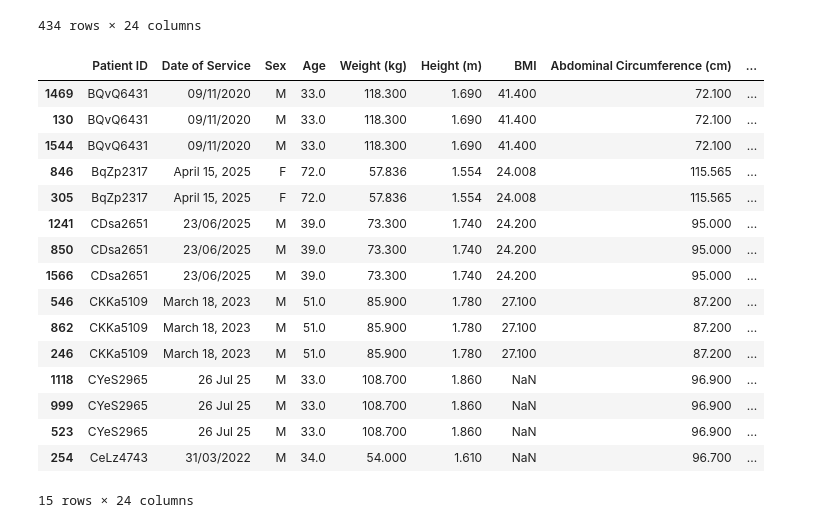
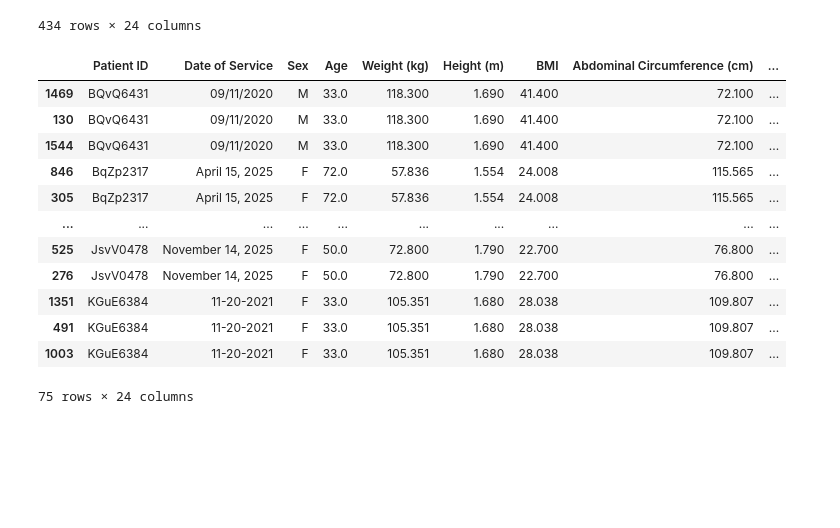
Before and after one commit to AlisonAristizabal/MaterialDeClase-ISIS-2611, a Jupyter notebook: Laboratorios/L1 Regresion Lineal/AnlisisDatos.ipynb, the cells around one changed output. Saved outputs shown, nothing was run; the diff lists cells and outputs as text; code cells hidden in the pictures; blank space fills up the shorter version.

```diff
--- a/Laboratorios/L1 Regresion Lineal/AnlisisDatos.ipynb
+++ b/Laboratorios/L1 Regresion Lineal/AnlisisDatos.ipynb
@@ -193,25 +193,21 @@ duplicados
 | 799 | zxhX5525 | November 13, 2021 | M | 26.0 | 58.953 | 1.688 | 25.286 | NaN | ... |
 434 rows × 24 columns
 # %%
-duplicados.iloc[5:20]
+duplicados.iloc[5:80]
 # %% [output]
 |  | Patient ID | Date of Service | Sex | Age | Weight (kg) | Height (m) | BMI | Abdominal Circumference (cm) | ... |
 | 1469 | BQvQ6431 | 09/11/2020 | M | 33.0 | 118.300 | 1.690 | 41.400 | 72.100 | ... |
 | 130 | BQvQ6431 | 09/11/2020 | M | 33.0 | 118.300 | 1.690 | 41.400 | 72.100 | ... |
 | 1544 | BQvQ6431 | 09/11/2020 | M | 33.0 | 118.300 | 1.690 | 41.400 | 72.100 | ... |
 | 846 | BqZp2317 | April 15, 2025 | F | 72.0 | 57.836 | 1.554 | 24.008 | 115.565 | ... |
 | 305 | BqZp2317 | April 15, 2025 | F | 72.0 | 57.836 | 1.554 | 24.008 | 115.565 | ... |
-| 1241 | CDsa2651 | 23/06/2025 | M | 39.0 | 73.300 | 1.740 | 24.200 | 95.000 | ... |
-| 850 | CDsa2651 | 23/06/2025 | M | 39.0 | 73.300 | 1.740 | 24.200 | 95.000 | ... |
-| 1566 | CDsa2651 | 23/06/2025 | M | 39.0 | 73.300 | 1.740 | 24.200 | 95.000 | ... |
-| 546 | CKKa5109 | March 18, 2023 | M | 51.0 | 85.900 | 1.780 | 27.100 | 87.200 | ... |
-| 862 | CKKa5109 | March 18, 2023 | M | 51.0 | 85.900 | 1.780 | 27.100 | 87.200 | ... |
-| 246 | CKKa5109 | March 18, 2023 | M | 51.0 | 85.900 | 1.780 | 27.100 | 87.200 | ... |
-| 1118 | CYeS2965 | 26 Jul 25 | M | 33.0 | 108.700 | 1.860 | NaN | 96.900 | ... |
-| 999 | CYeS2965 | 26 Jul 25 | M | 33.0 | 108.700 | 1.860 | NaN | 96.900 | ... |
-| 523 | CYeS2965 | 26 Jul 25 | M | 33.0 | 108.700 | 1.860 | NaN | 96.900 | ... |
-| 254 | CeLz4743 | 31/03/2022 | M | 34.0 | 54.000 | 1.610 | NaN | 96.700 | ... |
+| ... | ... | ... | ... | ... | ... | ... | ... | ... | ... |
+| 525 | JsvV0478 | November 14, 2025 | F | 50.0 | 72.800 | 1.790 | 22.700 | 76.800 | ... |
+| 276 | JsvV0478 | November 14, 2025 | F | 50.0 | 72.800 | 1.790 | 22.700 | 76.800 | ... |
+| 1351 | KGuE6384 | 11-20-2021 | F | 33.0 | 105.351 | 1.680 | 28.038 | 109.807 | ... |
+| 491 | KGuE6384 | 11-20-2021 | F | 33.0 | 105.351 | 1.680 | 28.038 | 109.807 | ... |
+| 1003 | KGuE6384 | 11-20-2021 | F | 33.0 | 105.351 | 1.680 | 28.038 | 109.807 | ... |
-15 rows × 24 columns
+75 rows × 24 columns
 # %%
 dup_counts= (data["Patient ID"].value_counts()
                             .loc[lambda x: x > 1]
```
Also changed, not shown: parts of 1 cell of this notebook, 1 other file.
